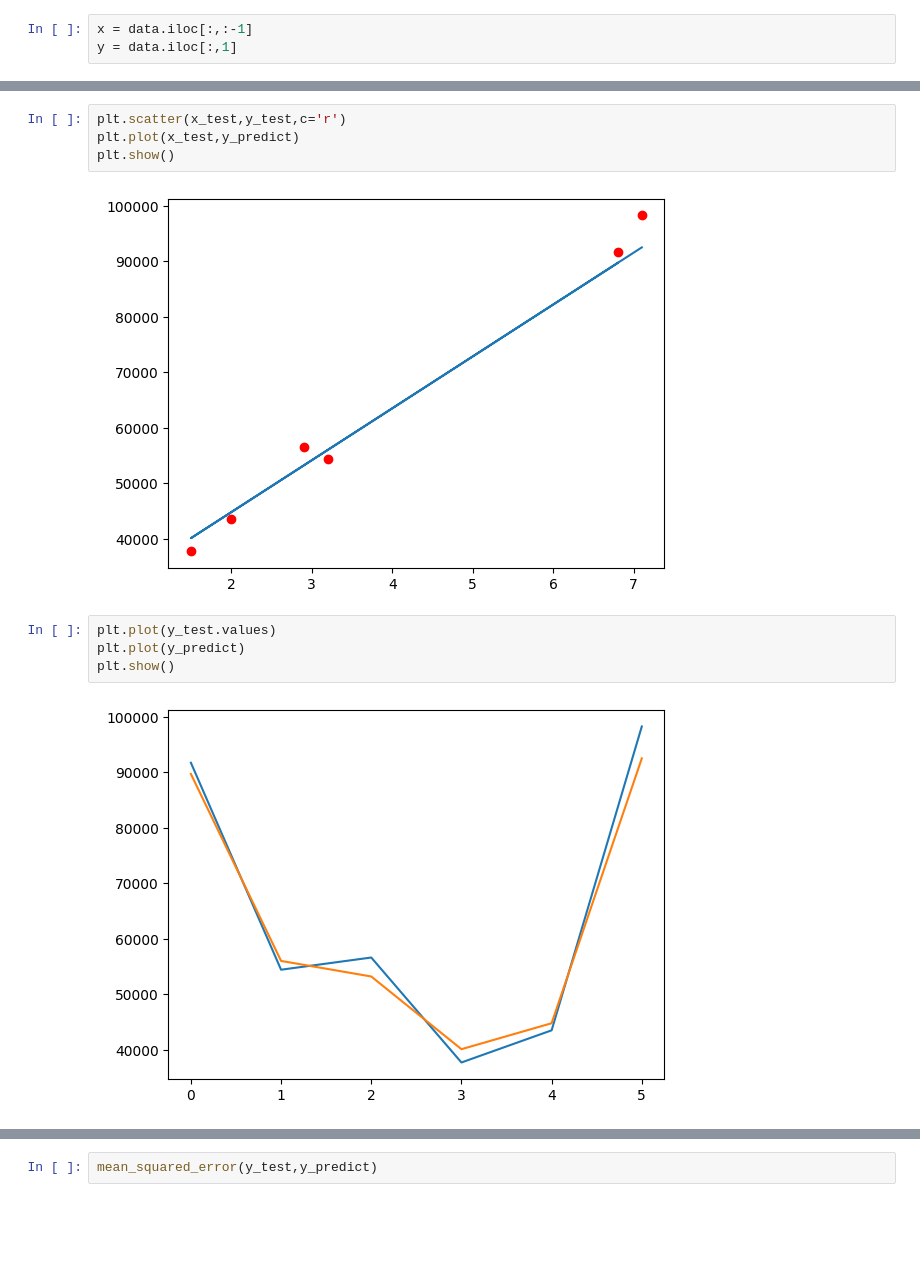
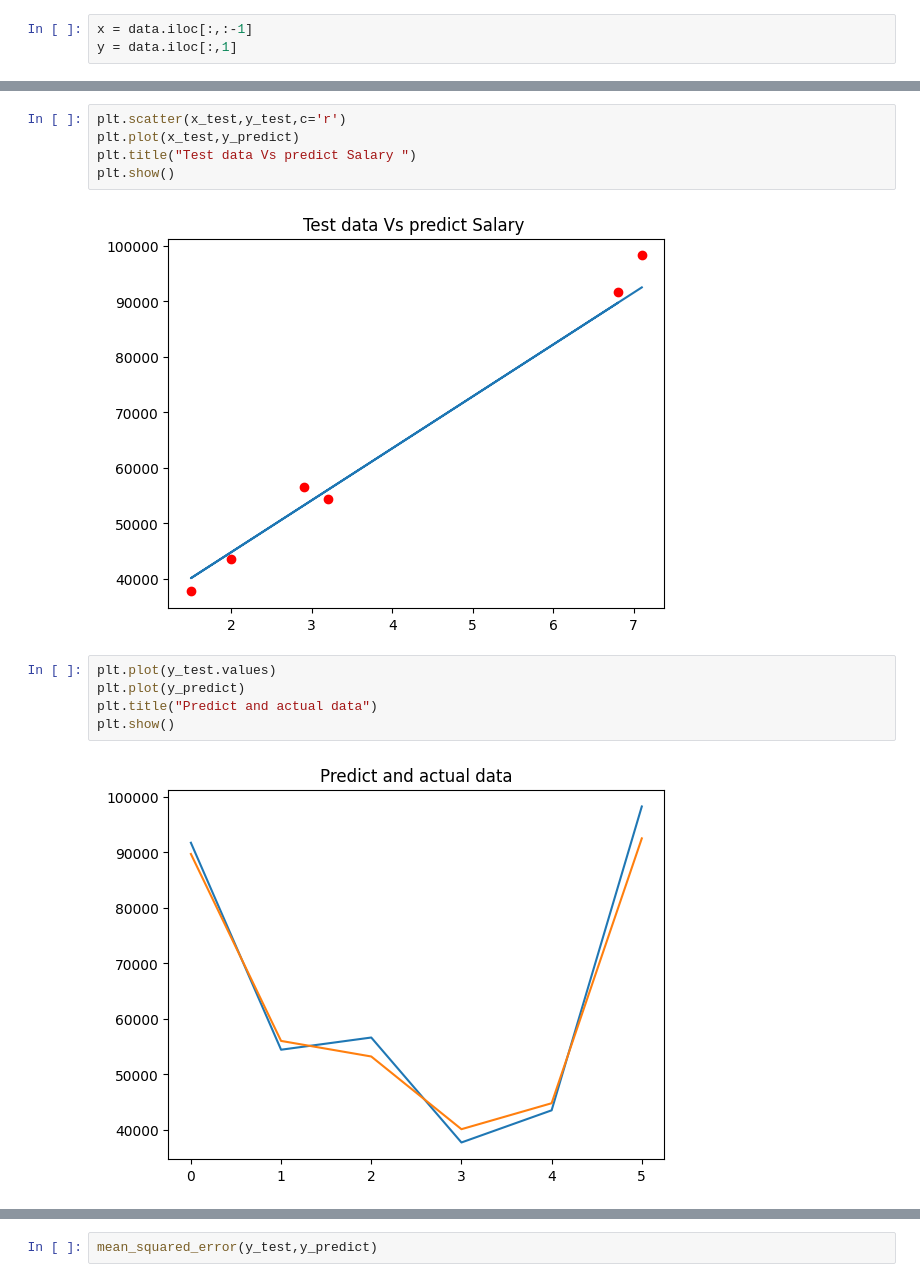
Before and after one commit to Osama-Abd-El-Mohsen/machine_learnning_practice, a Jupyter notebook: 00_pearson_correlation_coefficient/Sklearn.ipynb, the cells around one changed output, grey strips where cells are left out. Drawn from its saved outputs; the diff is of its cells as text; blank space fills up the shorter version.

```diff
--- a/00_pearson_correlation_coefficient/Sklearn.ipynb
+++ b/00_pearson_correlation_coefficient/Sklearn.ipynb
@@ -59,14 +60,16 @@ plt.show()
 # %%
 plt.scatter(x_test,y_test,c='r')
 plt.plot(x_test,y_predict)
+plt.title("Test data Vs predict Salary ")
 plt.show()
 # %% [output]
-[figure, old version]
+[figure, new version]
 # %%
 plt.plot(y_test.values)
 plt.plot(y_predict)
+plt.title("Predict and actual data")
 plt.show()
 # %% [output]
-[figure, old version]
+[figure, new version]
 # %%
 plt.plot(abs(y_test.values - y_predict))
```
Also changed, not shown: parts of 2 cells of this notebook.
